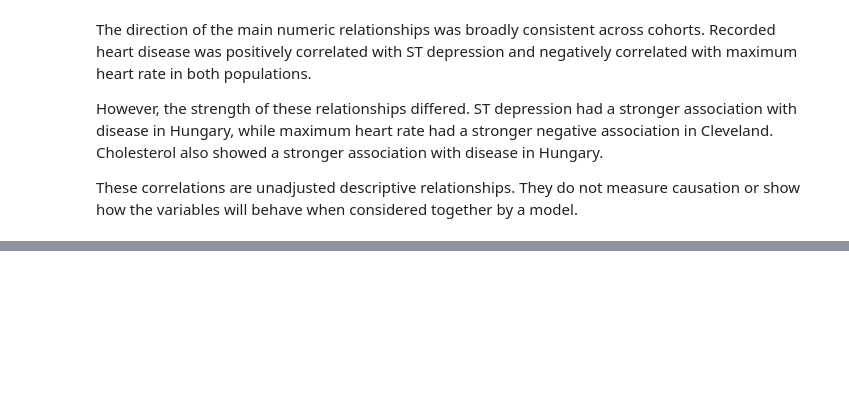
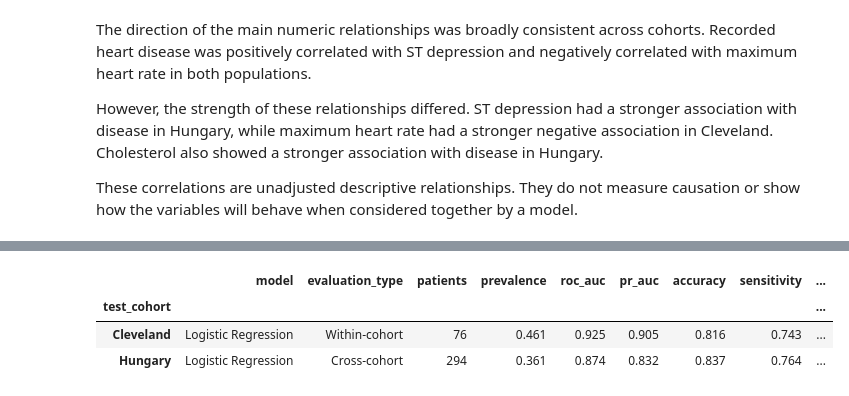
Before and after one commit to MaxPearson05/cardiomodel-shift, a Jupyter notebook: notebooks/cardiomodel_shift_analysis.ipynb, the cells around one changed output, grey strips where cells are left out. Cells and saved outputs as stored; diff of their text form; code cells hidden in the pictures; blank space fills up the shorter version.

```diff
--- a/notebooks/cardiomodel_shift_analysis.ipynb
+++ b/notebooks/cardiomodel_shift_analysis.ipynb
@@ -501,0 +653,31 @@ These correlations are unadjusted descriptive relationships. They do not measure
+# %%
+cleveland_result = evaluate_classifier(
+    model=logistic_model,
+    X_evaluation=X_test,
+    y_true=y_test,
+    model_name="Logistic Regression",
+    test_cohort="Cleveland",
+    evaluation_type="Within-cohort",
+)
+
+hungary_result = evaluate_classifier(
+    model=logistic_model,
+    X_evaluation=X_hungary,
+    y_true=y_hungary,
+    model_name="Logistic Regression",
+    test_cohort="Hungary",
+    evaluation_type="Cross-cohort",
+)
+
+initial_results = pd.DataFrame(
+    [cleveland_result, hungary_result]
+)
+
+display(
+    initial_results.set_index("test_cohort").round(3)
+)
+# %% [output]
+|  | model | evaluation_type | patients | prevalence | roc_auc | pr_auc | accuracy | sensitivity | ... |
+| test_cohort |  |  |  |  |  |  |  |  | ... |
+| Cleveland | Logistic Regression | Within-cohort | 76 | 0.461 | 0.925 | 0.905 | 0.816 | 0.743 | ... |
+| Hungary | Logistic Regression | Cross-cohort | 294 | 0.361 | 0.874 | 0.832 | 0.837 | 0.764 | ... |
```
Also changed, not shown: parts of 15 cells of this notebook, 2 other files.
